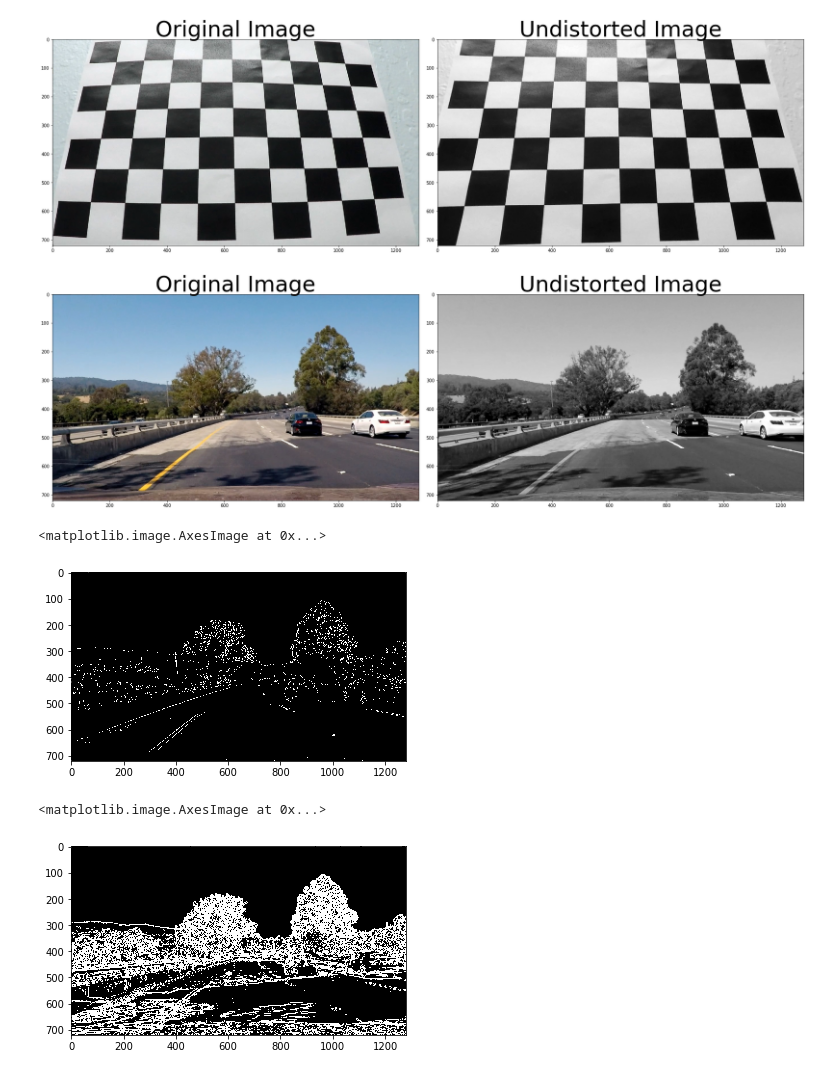
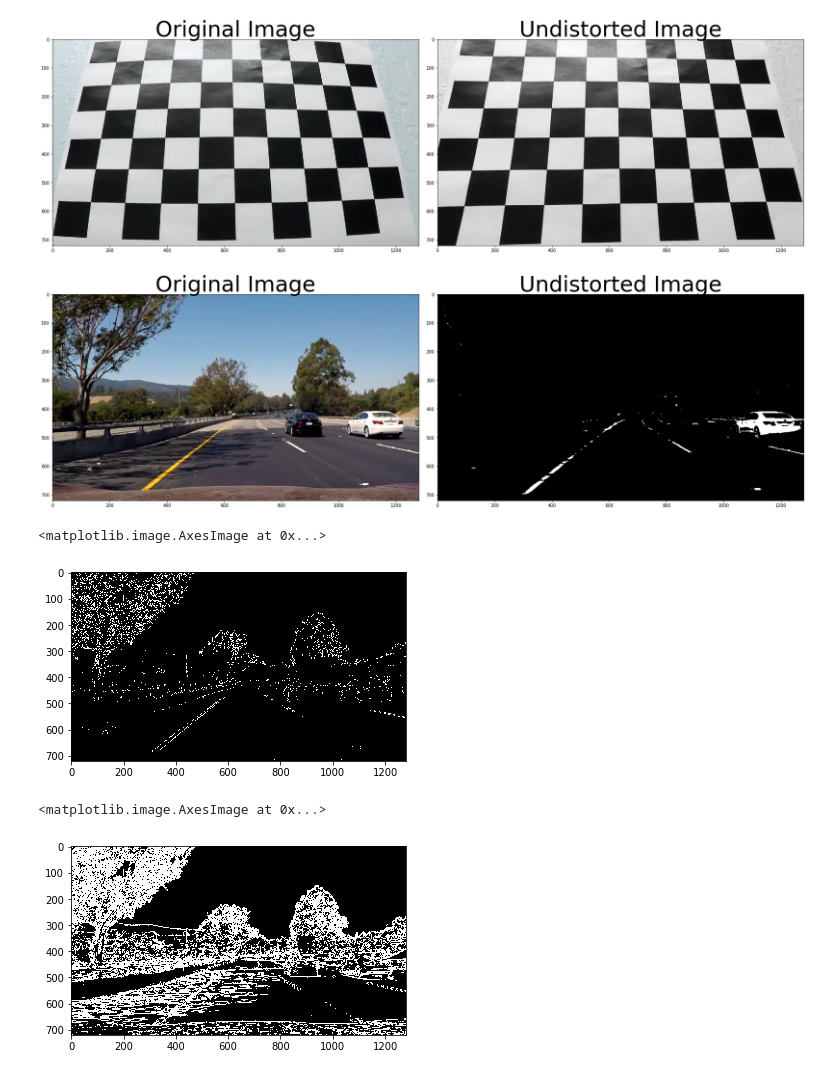
Before and after one commit to zeeexsixare/CarND-Advanced-Lane-Lines, a Jupyter notebook: AdvancedLaneFinding.ipynb, the cells around one changed output. Saved outputs shown, nothing was run; the diff lists cells and outputs as text; code cells hidden in the pictures.

```diff
--- a/AdvancedLaneFinding.ipynb
+++ b/AdvancedLaneFinding.ipynb
@@ -65,19 +65,27 @@ plt.subplots_adjust(left=0., right=1, top=0.9, bottom=0.)
 # %%
 #PIPELINE (TEST IMAGES)
 #Section #1: Provide an example of a distortion-corrected image.
-img = cv2.imread('./test_images/test4.jpg')
+img = cv2.imread('./test_images/pa7.jpg')
 img = cv2.cvtColor(img, cv2.COLOR_BGR2RGB)
-gray = cv2.cvtColor(img, cv2.COLOR_BGR2GRAY)
-undist_img = cv2.undistort(gray, mtx, dist, None, mtx)
+#gray = cv2.cvtColor(img, cv2.COLOR_BGR2GRAY)
+def redbinary(img):
+    R = img[:,:,0]
+    thresh = (210, 255)
+    binary = np.zeros_like(R)
+    binary[(R > thresh[0]) & (R <= thresh[1])] = 1
+    return binary
+
+binary = redbinary(img)
+undist_img = cv2.undistort(binary, mtx, dist, None, mtx)
 f, (ax1, ax2) = plt.subplots(1, 2, figsize=(24, 9))
 f.tight_layout()
 ax1.imshow(img)
 ax1.set_title('Original Image', fontsize=50)
 ax2.imshow(undist_img,cmap='gray')
 ax2.set_title('Undistorted Image', fontsize=50)
 plt.subplots_adjust(left=0., right=1, top=0.9, bottom=0.)
 # %% [output]
-[figure, old version]
+[figure, new version]
 # %%
 #Section #2: Describe how (and identify where in your code) you used color transforms, gradients or other methods to create a thresholded binary image. Provide an example of a binary image result.
 
@@ -106,7 +114,7 @@ def abs_sobel_thresh(img, orient='x', sobel_kernel = 5, thresh=(30,60)):
 
     return binary_output
 
-img = cv2.imread('./test_images/test4.jpg')
+img = cv2.imread('./test_images/pa7.jpg')
 imgRGB = cv2.cvtColor(img, cv2.COLOR_BGR2RGB)
 
 ASTximg = abs_sobel_thresh(imgRGB, orient='x')
@@ -115,7 +123,7 @@ ASTyimg = abs_sobel_thresh(imgRGB, orient='y')
 plt.imshow(ASTximg,cmap='gray')
 # %% [output]
 <matplotlib.image.AxesImage at 0x...>
-[figure, old version]
+[figure, new version]
 # %%
 #Define Magnitude function
 def mag_thresh(img, sobel_kernel=3, thresh=(10, 100)):
@@ -139,7 +147,7 @@ def mag_thresh(img, sobel_kernel=3, thresh=(10, 100)):
     # 6) Return this mask as your binary_output image
     return mag_binary
 
-img = cv2.imread('./test_images/test4.jpg')
+img = cv2.imread('./test_images/pa7.jpg')
 imgRGB = cv2.cvtColor(img, cv2.COLOR_BGR2RGB)
 
 img_mag = mag_thresh(imgRGB)
@@ -147,7 +155,7 @@ img_mag = mag_thresh(imgRGB)
 plt.imshow(img_mag,cmap='gray')
 # %% [output]
 <matplotlib.image.AxesImage at 0x...>
-[figure, old version]
+[figure, new version]
 # %%
 #Define Direction of Gradient function
 
```
Also changed, not shown: parts of 14 cells of this notebook.
